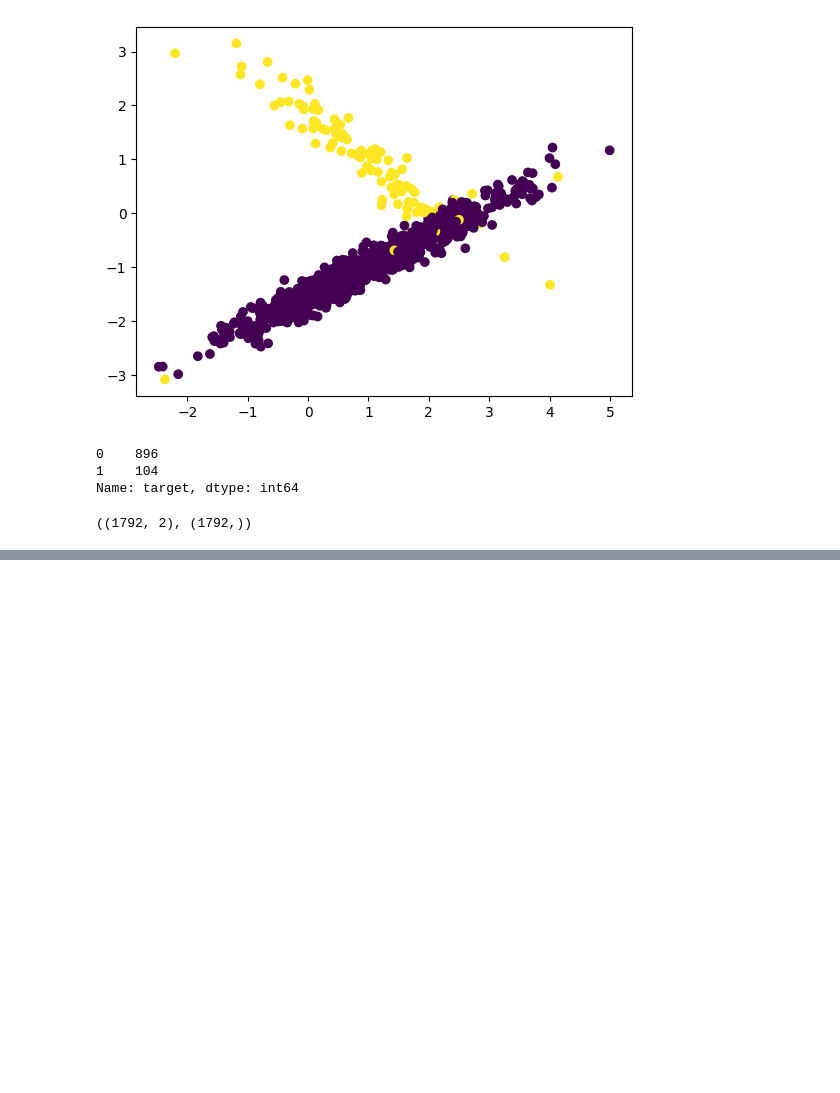
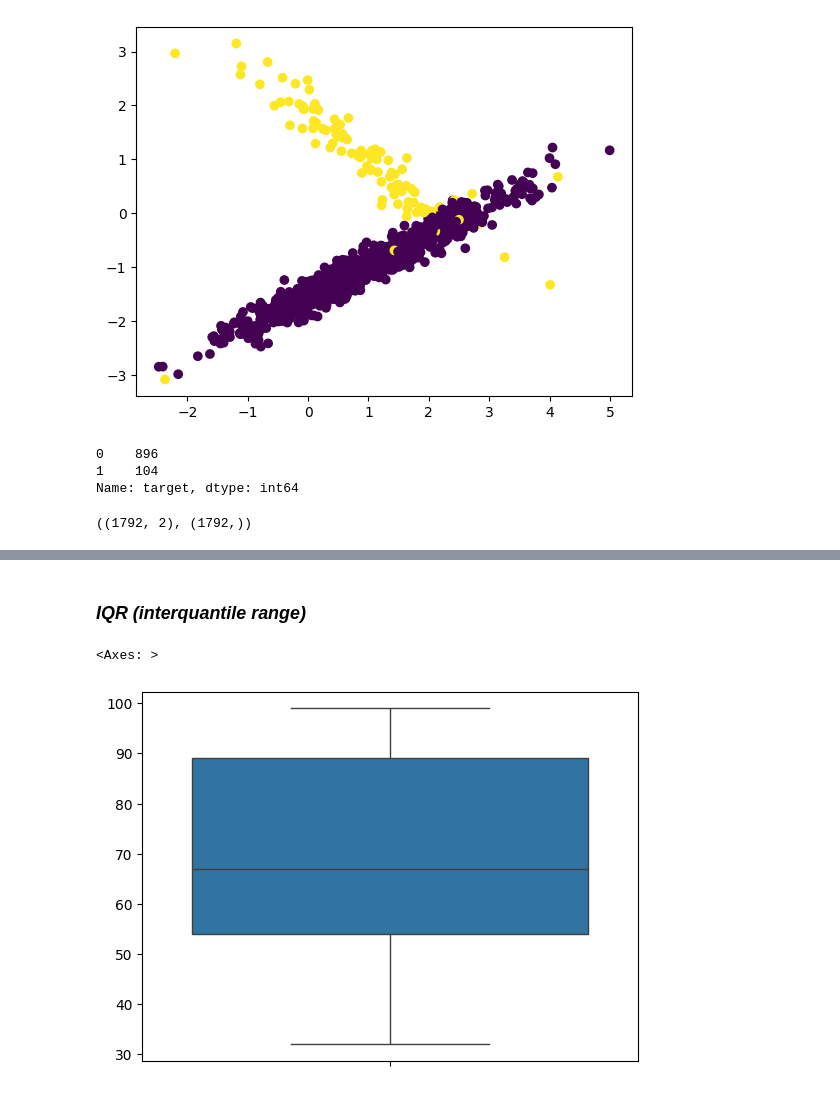
Before and after one commit to shivam-paul-19/data-science, a Jupyter notebook: feature eng/main.ipynb, the cells around one changed output, grey strips where cells are left out. Cells and saved outputs as stored; diff of their text form; code cells hidden in the pictures; blank space fills up the shorter version.

```diff
--- a/feature eng/main.ipynb
+++ b/feature eng/main.ipynb
@@ -360,0 +371,12 @@ Name: target, dtype: int64
+# %% [markdown]
+### *IQR (interquantile range)*
+# %%
+marks=[45,32,56,75,89,54,32,89,90,87,67,54,45,98,99,67,74]
+
+# five number summary
+min, Q1, median, Q3, max = np.quantile(marks, [0, .25, .5, .75, 1])
+# %%
+sns.boxplot(marks)
+# %% [output]
+<Axes: >
+[figure, added]
```
Also changed, not shown: parts of 18 cells of this notebook.
